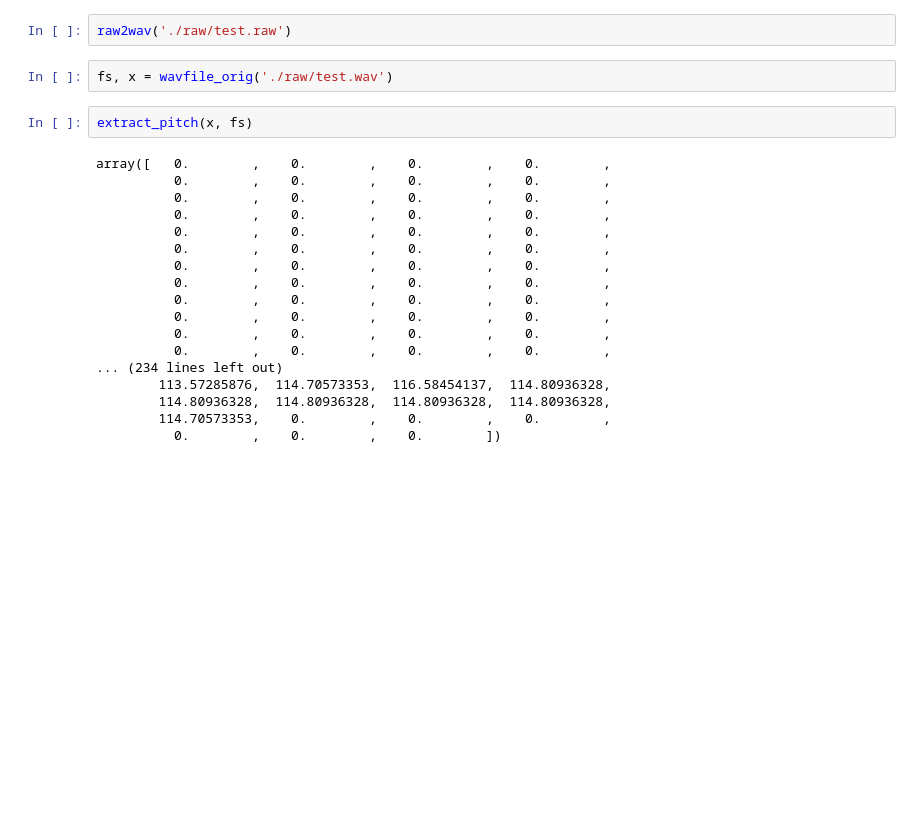
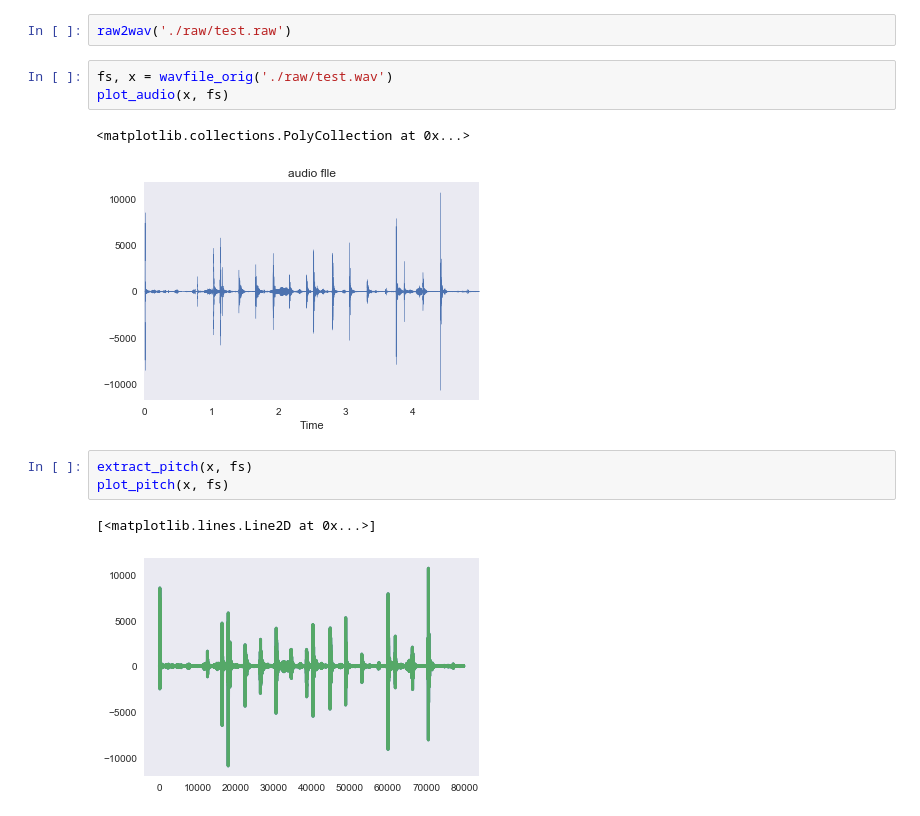
Before and after one commit to baco16g/audio_practice, a Jupyter notebook: aidiary/#0 voice_changer/MyProject.ipynb, the cells around one changed output. Saved outputs shown, nothing was run; the diff lists cells and outputs as text; blank space fills up the shorter version.

```diff
--- a/aidiary/#0 voice_changer/MyProject.ipynb
+++ b/aidiary/#0 voice_changer/MyProject.ipynb
@@ -77,23 +120,13 @@ finished recording
 raw2wav('./raw/test.raw')
 # %%
 fs, x = wavfile_orig('./raw/test.wav')
+plot_audio(x, fs)
+# %% [output]
+<matplotlib.collections.PolyCollection at 0x...>
+[figure, added]
 # %%
 extract_pitch(x, fs)
+plot_pitch(x, fs)
 # %% [output]
-array([   0.        ,    0.        ,    0.        ,    0.        ,
-          0.        ,    0.        ,    0.        ,    0.        ,
-          0.        ,    0.        ,    0.        ,    0.        ,
-          0.        ,    0.        ,    0.        ,    0.        ,
-          0.        ,    0.        ,    0.        ,    0.        ,
-          0.        ,    0.        ,    0.        ,    0.        ,
-          0.        ,    0.        ,    0.        ,    0.        ,
-          0.        ,    0.        ,    0.        ,    0.        ,
-          0.        ,    0.        ,    0.        ,    0.        ,
-          0.        ,    0.        ,    0.        ,    0.        ,
-          0.        ,    0.        ,    0.        ,    0.        ,
-          0.        ,    0.        ,    0.        ,    0.        ,
-... (234 lines left out)
-        113.57285876,  114.70573353,  116.58454137,  114.80936328,
-        114.80936328,  114.80936328,  114.80936328,  114.80936328,
-        114.70573353,    0.        ,    0.        ,    0.        ,
-          0.        ,    0.        ,    0.        ])
+[<matplotlib.lines.Line2D at 0x...>]
+[figure, added]
```
Also changed, not shown: parts of 14 cells of this notebook, 2 other files.
